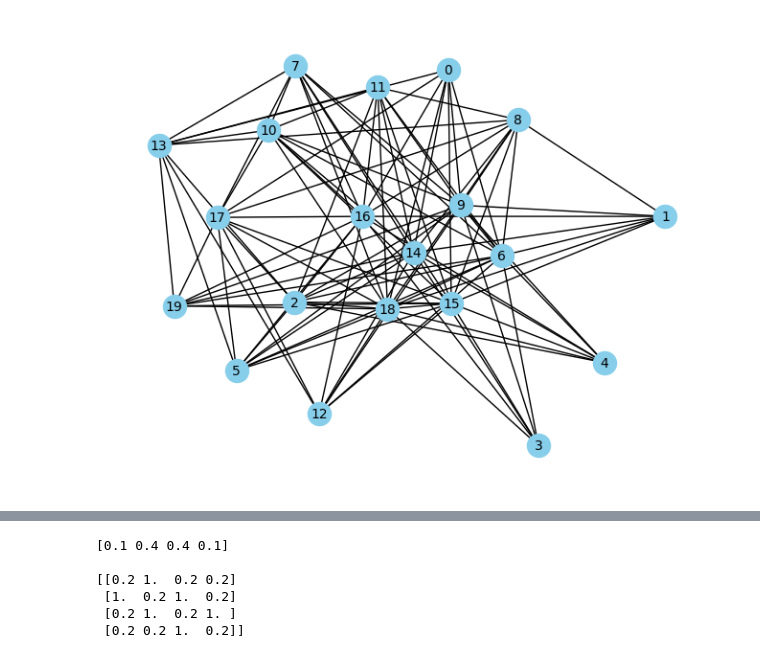
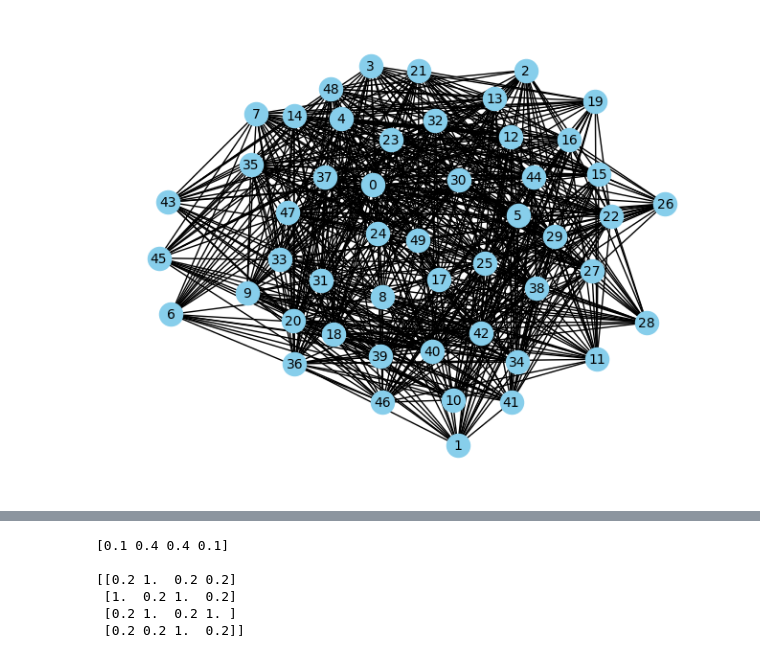
Before and after one commit to ElSacho/Mixture4graph, a Jupyter notebook: main.ipynb, the cells around one changed output, grey strips where cells are left out. Cells and saved outputs as stored; diff of their text form; code cells hidden in the pictures.

```diff
--- a/main.ipynb
+++ b/main.ipynb
@@ -8,12 +8,12 @@ from em2 import get_X_from_graph, main
 # %%
-n_vertices = 20
+n_vertices = 50
 pi = np.array([[0.1,1,0.1,0.1],[1,0.1,1,0.1],[0.1,1,0.1,1],[0.1,0.1,1,0.1]])
 priors = np.array([0.1, 0.4, 0.4, 0.1])
 
 graph = generate(n_vertices, pi , priors)
 show_graph(graph)
 # %% [output]
-[figure, old version]
+[figure, new version]
 # %%
 np.set_printoptions(precision=4, suppress=True)
 # %%
```
Also changed, not shown: parts of 16 cells of this notebook, 3 other files.
